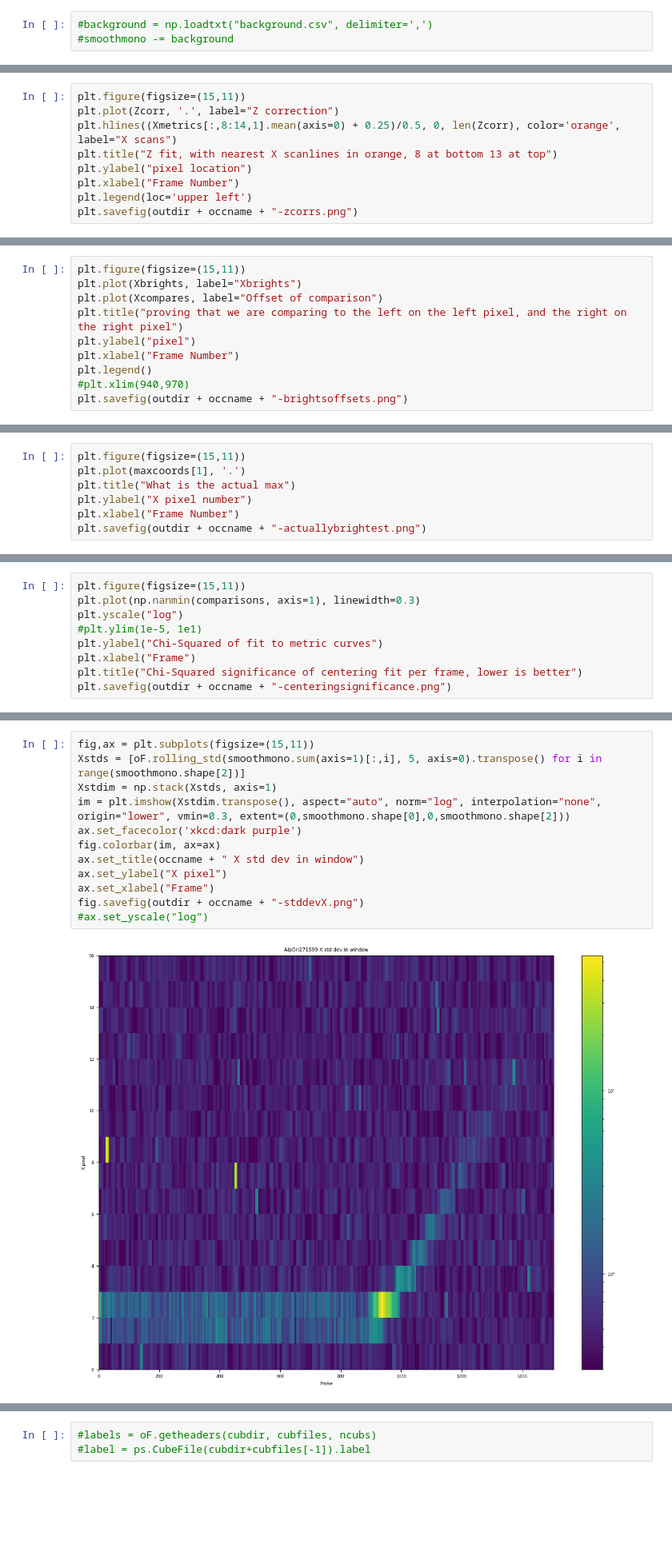
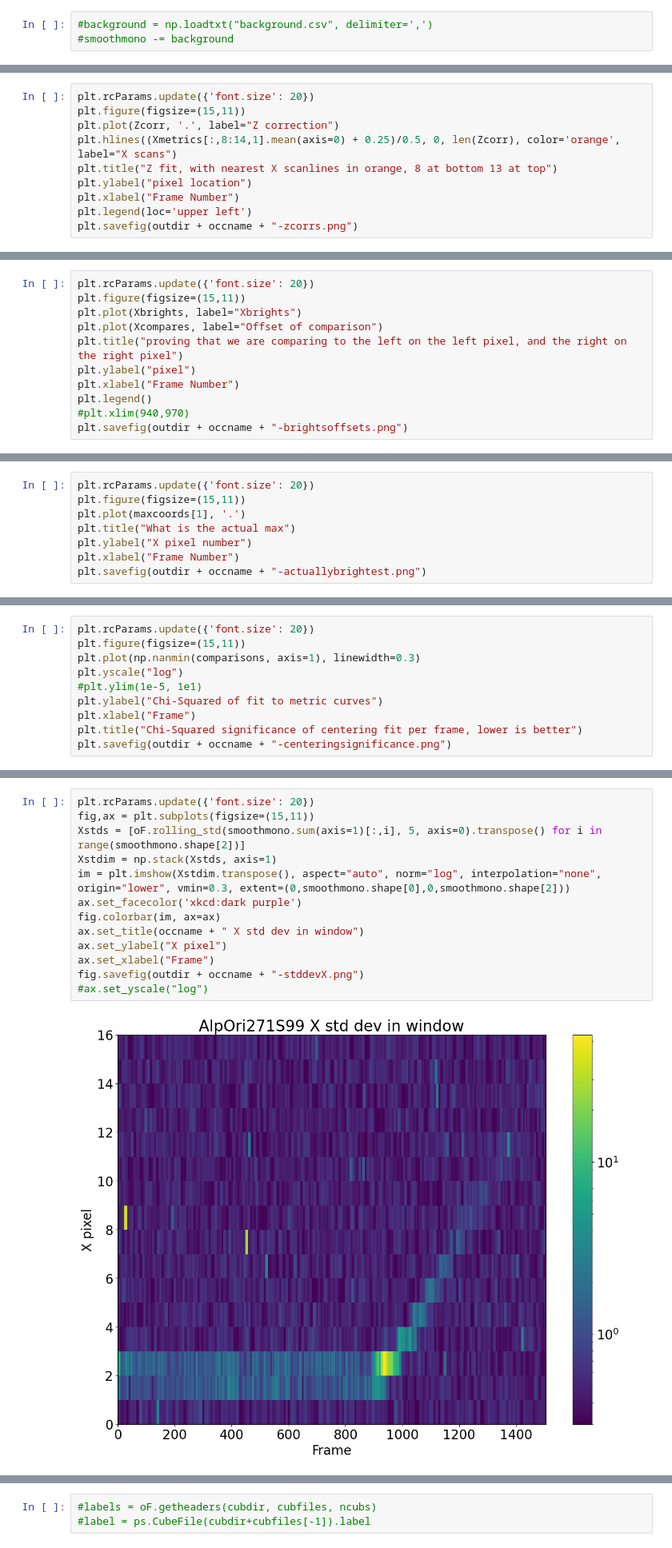
Before and after one commit to AnIndefiniteArticle/slapvisos, a Jupyter notebook: Untitled.ipynb, the cells around one changed output, grey strips where cells are left out. Shown at 80% size. Cells and saved outputs as stored; diff of their text form; blank space fills up the shorter version.

```diff
--- a/Untitled.ipynb
+++ b/Untitled.ipynb
@@ -227,4 +229,5 @@ plt.savefig(outdir + occname + "-scans.png")
 # %%
+plt.rcParams.update({'font.size': 20})
 plt.figure(figsize=(15,11))
 plt.plot(Zcorr, '.', label="Z correction")
 plt.hlines((Xmetrics[:,8:14,1].mean(axis=0) + 0.25)/0.5, 0, len(Zcorr), color='orange', label="X scans")
@@ -238,4 +241,5 @@ plt.savefig(outdir + occname + "-zcorrs.png")
 # %%
+plt.rcParams.update({'font.size': 20})
 plt.figure(figsize=(15,11))
 plt.plot(Xbrights, label="Xbrights")
 plt.plot(Xcompares, label="Offset of comparison")
@@ -250,4 +254,5 @@ plt.savefig(outdir + occname + "-brightsoffsets.png")
 # %%
+plt.rcParams.update({'font.size': 20})
 plt.figure(figsize=(15,11))
 plt.plot(maxcoords[1], '.')
 plt.title("What is the actual max")
@@ -259,4 +264,5 @@ plt.savefig(outdir + occname + "-actuallybrightest.png")
 # %%
+plt.rcParams.update({'font.size': 20})
 plt.figure(figsize=(15,11))
 plt.plot(np.nanmin(comparisons, axis=1), linewidth=0.3)
 plt.yscale("log")
@@ -270,15 +276,16 @@ plt.savefig(outdir + occname + "-centeringsignificance.png")
 # %%
+plt.rcParams.update({'font.size': 20})
 fig,ax = plt.subplots(figsize=(15,11))
 Xstds = [oF.rolling_std(smoothmono.sum(axis=1)[:,i], 5, axis=0).transpose() for i in range(smoothmono.shape[2])]
 Xstdim = np.stack(Xstds, axis=1)
 im = plt.imshow(Xstdim.transpose(), aspect="auto", norm="log", interpolation="none", origin="lower", vmin=0.3, extent=(0,smoothmono.shape[0],0,smoothmono.shape[2]))
 ax.set_facecolor('xkcd:dark purple')
 fig.colorbar(im, ax=ax)
 ax.set_title(occname + " X std dev in window")
 ax.set_ylabel("X pixel")
 ax.set_xlabel("Frame")
 fig.savefig(outdir + occname + "-stddevX.png")
 #ax.set_yscale("log")
 # %% [output]
-[figure, old version]
+[figure, new version]
 # %%
```
Also changed, not shown: parts of 23 cells of this notebook, 1 other file.
